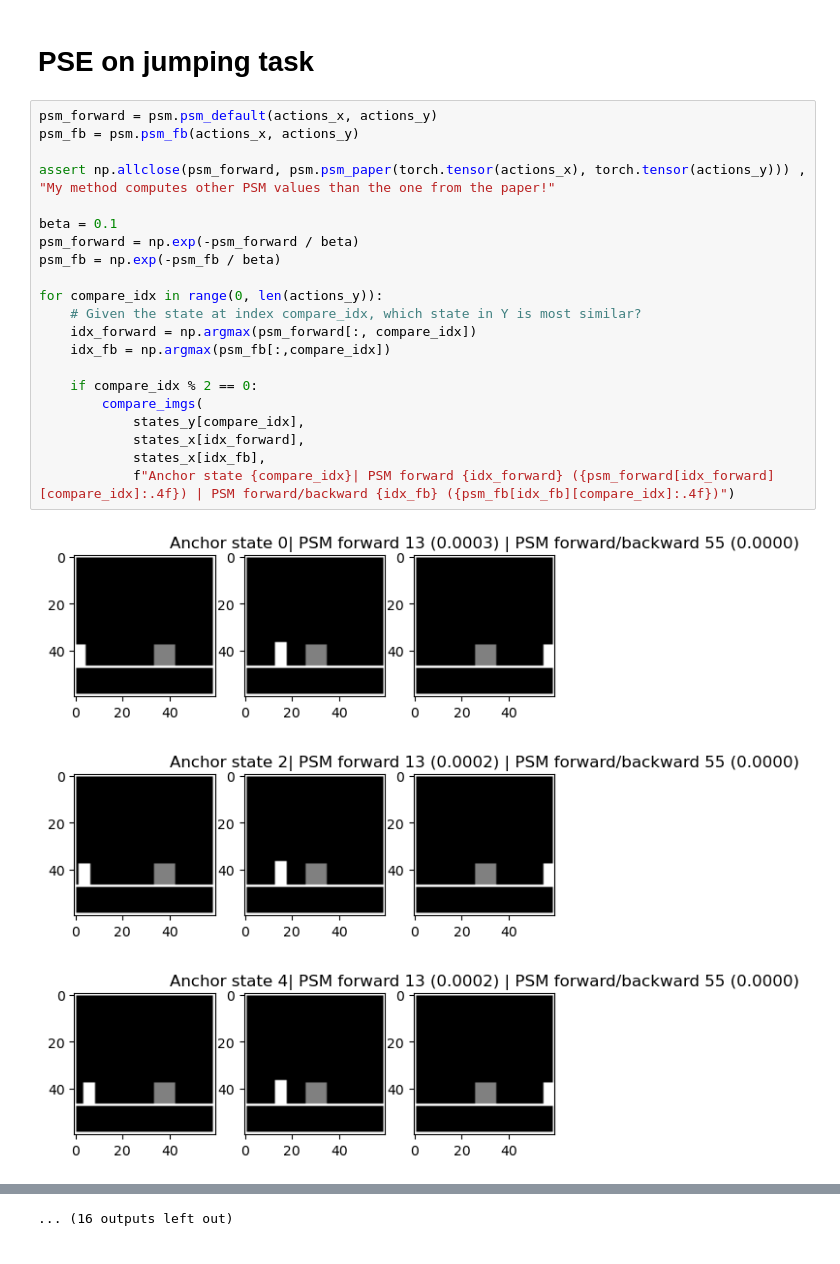
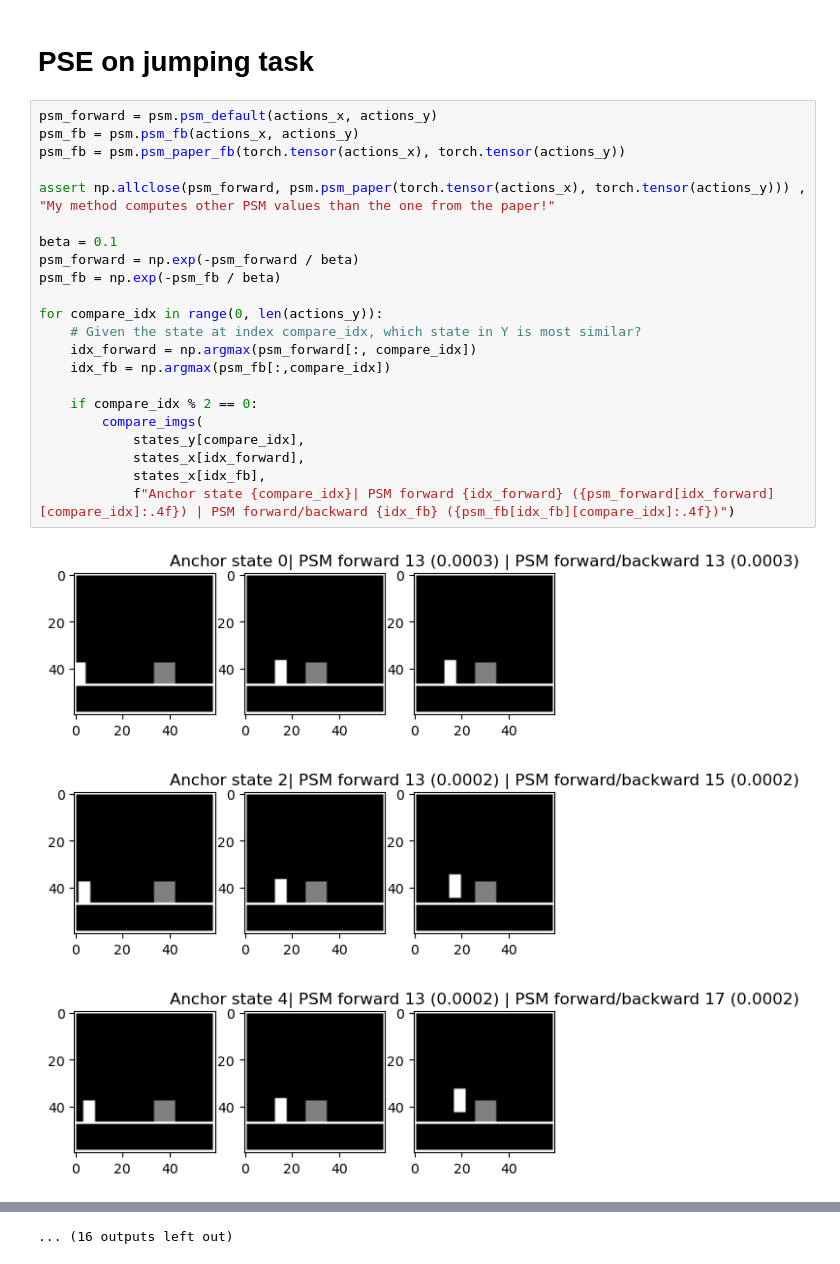
Before and after one commit to manusimidt/jku_master_thesis, a Jupyter notebook: visualize_psm.ipynb, the cells around one changed output, grey strips where cells are left out. Cells and saved outputs as stored; diff of their text form.

```diff
--- a/visualize_psm.ipynb
+++ b/visualize_psm.ipynb
@@ -143,25 +143,26 @@ print(psm.psm_fb([0,0,0,1,0], [0,1,0,0,0]))
 # %%
 psm_forward = psm.psm_default(actions_x, actions_y)
 psm_fb = psm.psm_fb(actions_x, actions_y)
+psm_fb = psm.psm_paper_fb(torch.tensor(actions_x), torch.tensor(actions_y))
 
 assert np.allclose(psm_forward, psm.psm_paper(torch.tensor(actions_x), torch.tensor(actions_y))) , "My method computes other PSM values than the one from the paper!"
 
 beta = 0.1
 psm_forward = np.exp(-psm_forward / beta)
 psm_fb = np.exp(-psm_fb / beta)
 
 for compare_idx in range(0, len(actions_y)):
     # Given the state at index compare_idx, which state in Y is most similar?
     idx_forward = np.argmax(psm_forward[:, compare_idx])
     idx_fb = np.argmax(psm_fb[:,compare_idx])
 
     if compare_idx % 2 == 0:
         compare_imgs(
             states_y[compare_idx],
             states_x[idx_forward],
             states_x[idx_fb],
             f"Anchor state {compare_idx}| PSM forward {idx_forward} ({psm_forward[idx_forward][compare_idx]:.4f}) | PSM forward/backward {idx_fb} ({psm_fb[idx_fb][compare_idx]:.4f})")
 # %% [output]
-[figure, old version]
+[figure, new version]
-[figure, old version]
+[figure, new version]
-[figure, old version]
+[figure, new version]
```
Also changed, not shown: parts of 2 cells of this notebook, 3 other files.
